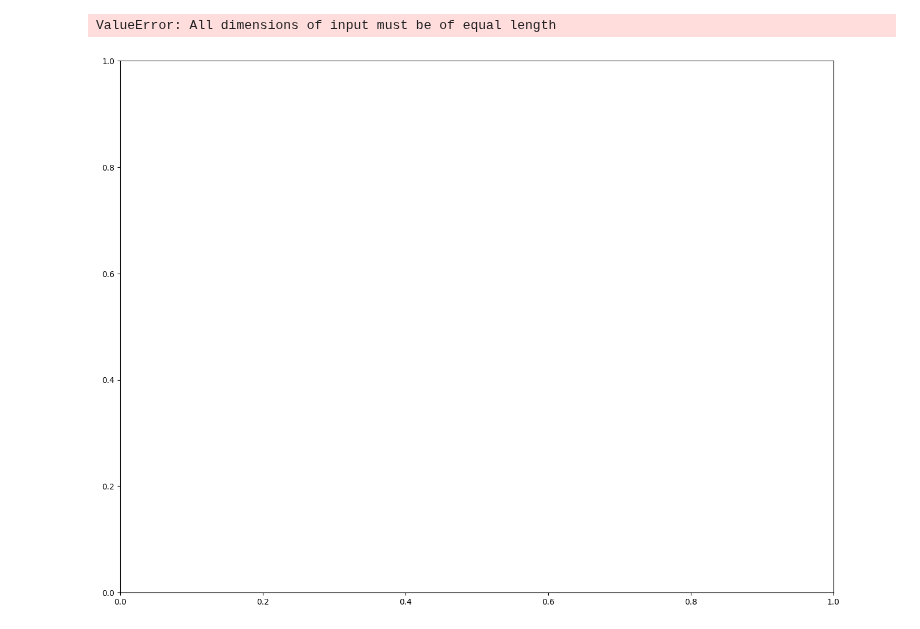
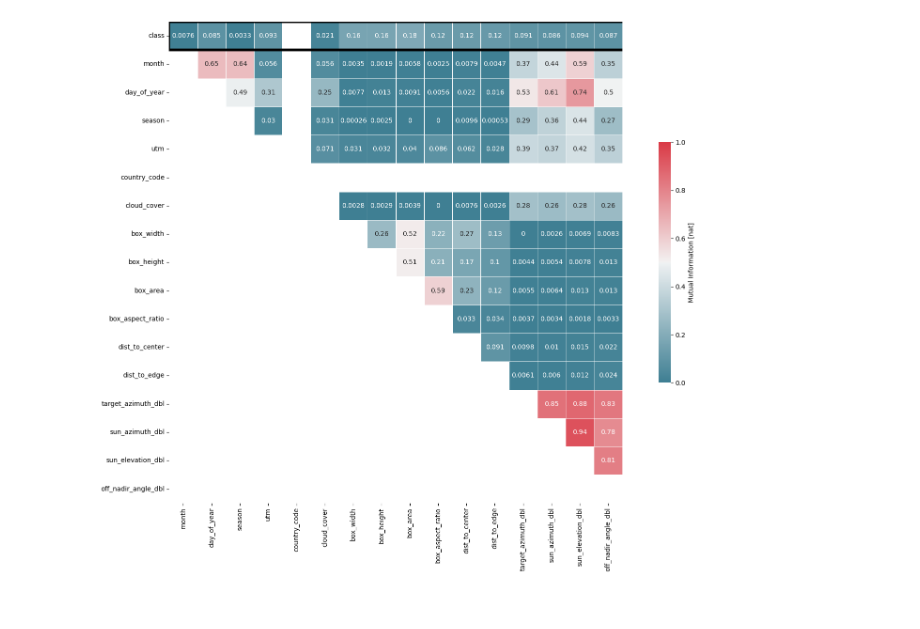
Before and after one commit to aria-ml/dataeval, a Jupyter notebook: prototype/test_mi.ipynb, the cells around one changed output. Drawn from its saved outputs; the diff is of its cells as text; code cells hidden in the pictures.

Commit message:
update notebook. imports broke for some reason

```diff
--- a/prototype/test_mi.ipynb
+++ b/prototype/test_mi.ipynb
@@ -10,4 +10,17 @@ from matplotlib.patches import Rectangle
 from intrinsic_factors import intrinsic_factors_xywh
 from fmow_utils import get_fmow_boxes,extrinsic_factors_fmow, validate_dict
 
-from prototype.info_tools import compute_mutual_information, compute_mutual_information_class, str2int
+from info_tools import compute_mutual_information, compute_mutual_information_class, str2int
+
+class_list = ["airport",
+    "border_checkpoint",
+    "dam",
+    "factory_or_powerplant",
+    "hospital",
+    "military_facility",
+    "nuclear_powerplant",
+    "oil_or_gas_facility",
+    "place_of_worship",
+    "port",
+    "prison",
+    "stadium"]
@@ -24,10 +29,15 @@ To enable the following instructions: AVX2 AVX512F AVX512_VNNI FMA, in other ope
 df = pd.read_pickle("../trainval_labels_factors.pkl").reset_index(drop=True)
 df["class"] = df["class"].astype('category')
 df["split"] = df.split.astype("category")
-# df = df[df.country_code=="USA"]
+df = df[df.country_code=="USA"]
+df = df[df["class"].isin(class_list)]
 # xywh
 boxes = get_fmow_boxes(df)
 img_sizes = np.column_stack((df.img_width.to_numpy(), df.img_height.to_numpy()))
+
+us_classes = list(df["class"].unique())
+missing = [c for c in class_list if c not in us_classes]
+missing
 # %%
 # gather intrinsic factors (dataset agnostic)
 int_fmow, int_categorical = intrinsic_factors_xywh(boxes, img_sizes)
@@ -56,21 +78,22 @@ mi,vars = compute_mutual_information_class(factors, is_categorical)
 # %%
+# MI between factors (all classes together)
+mi,vars = compute_mutual_information(factors, is_categorical)
 f,ax = plt.subplots(figsize=(16, 12))
 mask = np.zeros_like(mi, dtype=np.bool_)
 mask[np.tril_indices_from(mask)] = True
 
 # Want diagonal elements as well
 mask[np.diag_indices_from(mask)] = True
 # Generate a custom diverging colormap
 cmap = sns.diverging_palette(220, 10, as_cmap=True)
 
 # Draw the heatmap with the mask and correct aspect ratio
 sns_plot = sns.heatmap(mi[:,1:], mask=mask[:,1:], cmap=cmap, vmin=0, vmax=1,
         square=True, linewidths=.5, cbar_kws={"shrink": .5, "label":"Mutual Information [nat]"},
         xticklabels=vars[1:], yticklabels=vars,
         annot=True)
 # highlight correlation with class
 ax.add_patch(Rectangle((0, 0), mi.shape[0], 1, fill=False, edgecolor='k', lw=4))
 plt.tight_layout()
 # %% [output]
-ValueError: All dimensions of input must be of equal length
-[figure, old version]
+[figure, new version]
```
Also changed, not shown: parts of 5 cells of this notebook.
